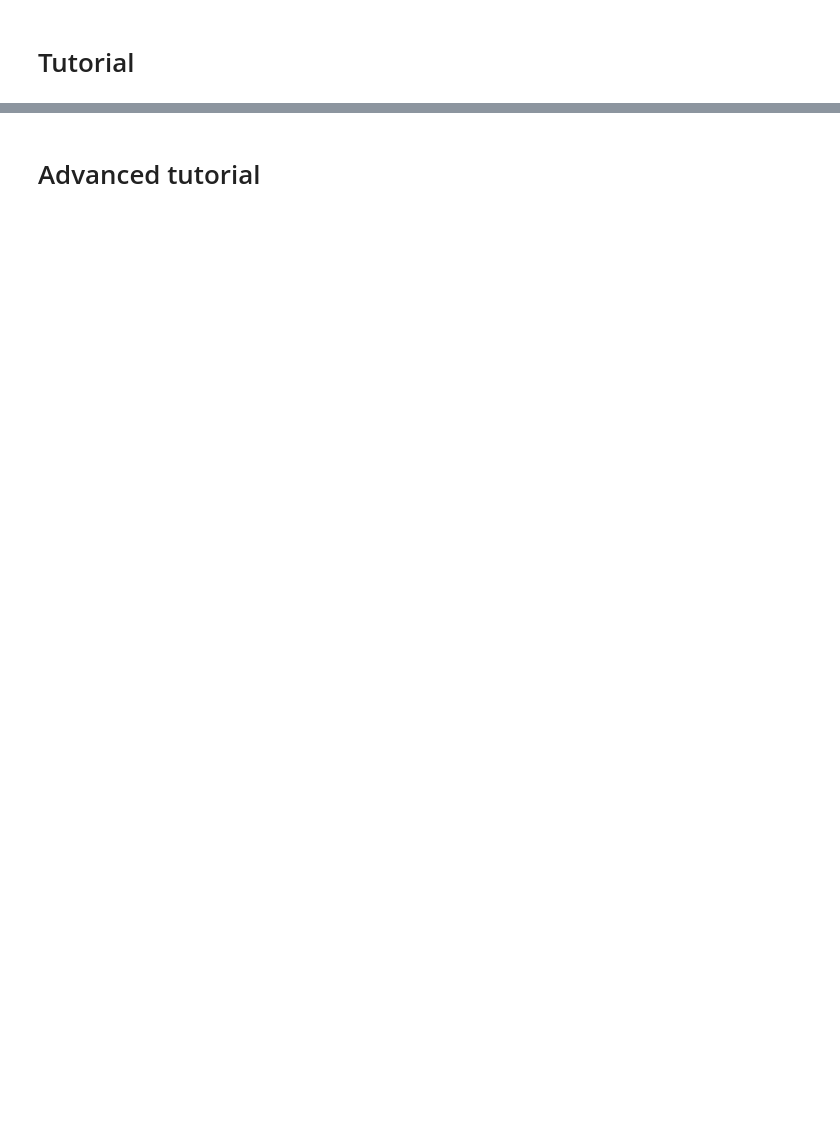
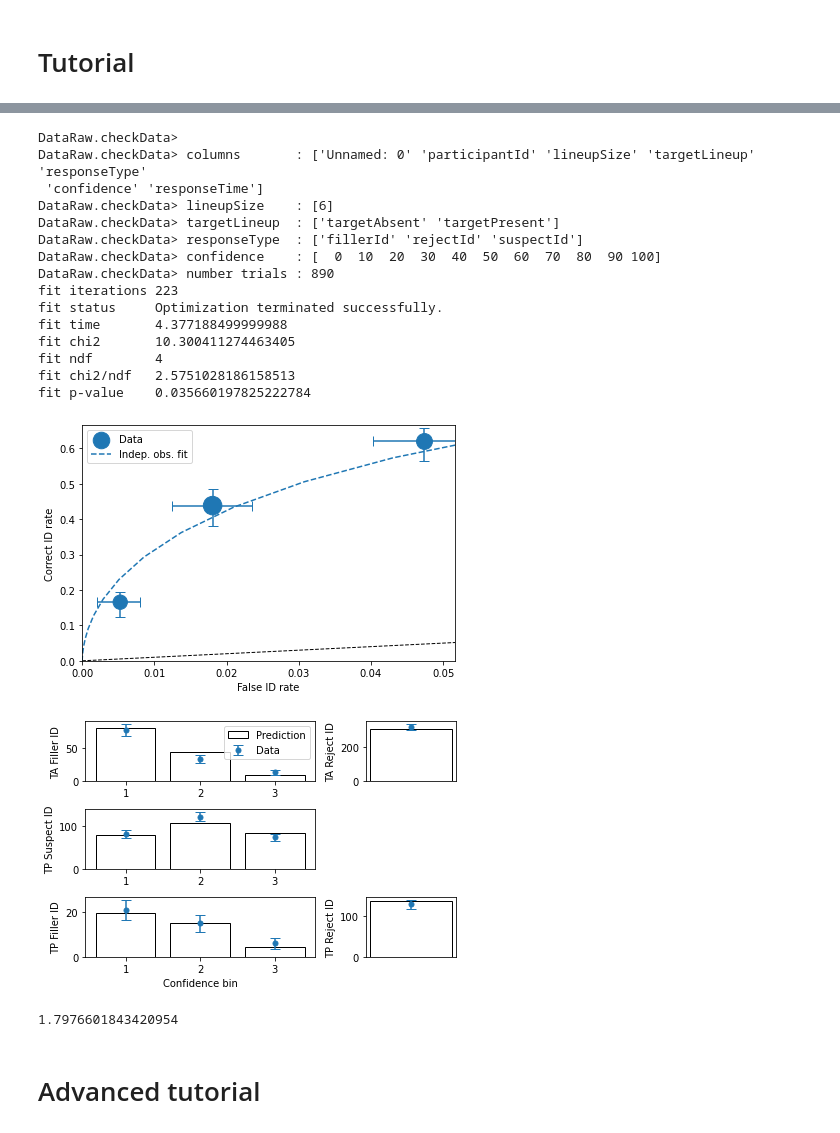
Before and after one commit to lmickes/pyWitness, a Jupyter notebook: data/tutorial/manual.ipynb, the cells around one changed output, grey strips where cells are left out. Drawn from its saved outputs; the diff is of its cells as text; code cells hidden in the pictures; blank space fills up the shorter version.

```diff
--- a/data/tutorial/manual.ipynb
+++ b/data/tutorial/manual.ipynb
@@ -167,9 +234,40 @@ mf.plotFit()
 # %%
+import pyWitness
+dr = pyWitness.DataRaw("test1.csv")
+dr.collapseContinuousData(column = "confidence",bins = [-1,60,80,100],labels= None)
+dp = dr.process()
+dp.calculateConfidenceBootstrap(nBootstraps=200)
+mf = pyWitness.ModelFitIndependentObservation(dp)
+mf.setEqualVariance()
+mf.fit()
+dp.plotROC(label="Data")
+mf.plotROC(label="Indep. obs. fit")
+legend()
 mf.plotFit()
+# %% [output]
+DataRaw.checkData>
+DataRaw.checkData> columns       : ['Unnamed: 0' 'participantId' 'lineupSize' 'targetLineup' 'responseType'
+ 'confidence' 'responseTime']
+DataRaw.checkData> lineupSize    : [6]
+DataRaw.checkData> targetLineup  : ['targetAbsent' 'targetPresent']
+DataRaw.checkData> responseType  : ['fillerId' 'rejectId' 'suspectId']
+DataRaw.checkData> confidence    : [  0  10  20  30  40  50  60  70  80  90 100]
+DataRaw.checkData> number trials : 890
+fit iterations 223
+fit status     Optimization terminated successfully.
+fit time       4.377188499999988
+fit chi2       10.300411274463405
+fit ndf        4
+fit chi2/ndf   2.5751028186158513
+fit p-value    0.035660197825222784
+[figure, added]
+[figure, added]
 # %%
 mf.plotModel()
 # %%
 mf.d
+# %% [output]
+1.7976601843420954
 # %%
 import pyWitness
 dr = pyWitness.DataRaw("test1.csv")
```
Also changed, not shown: parts of 10 cells of this notebook, 1 other file.
